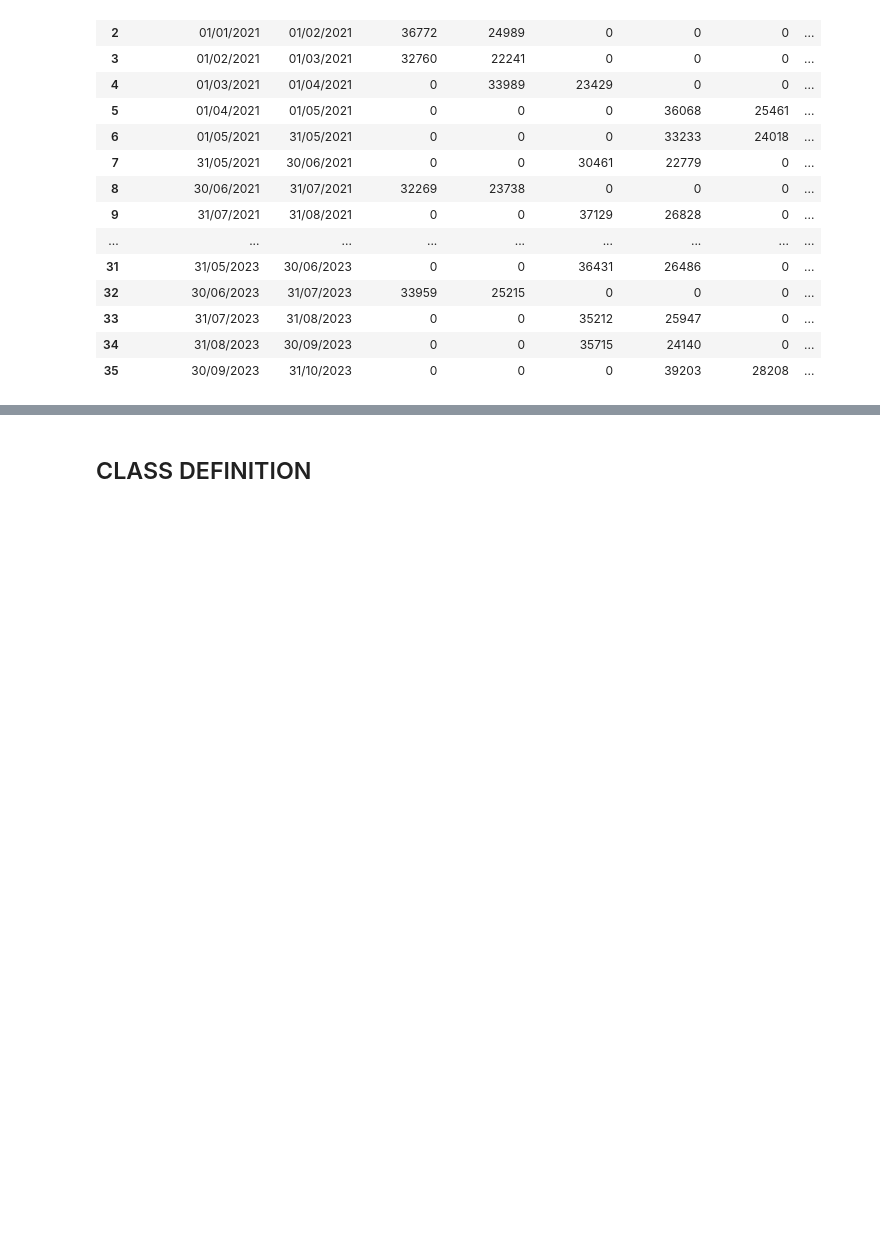
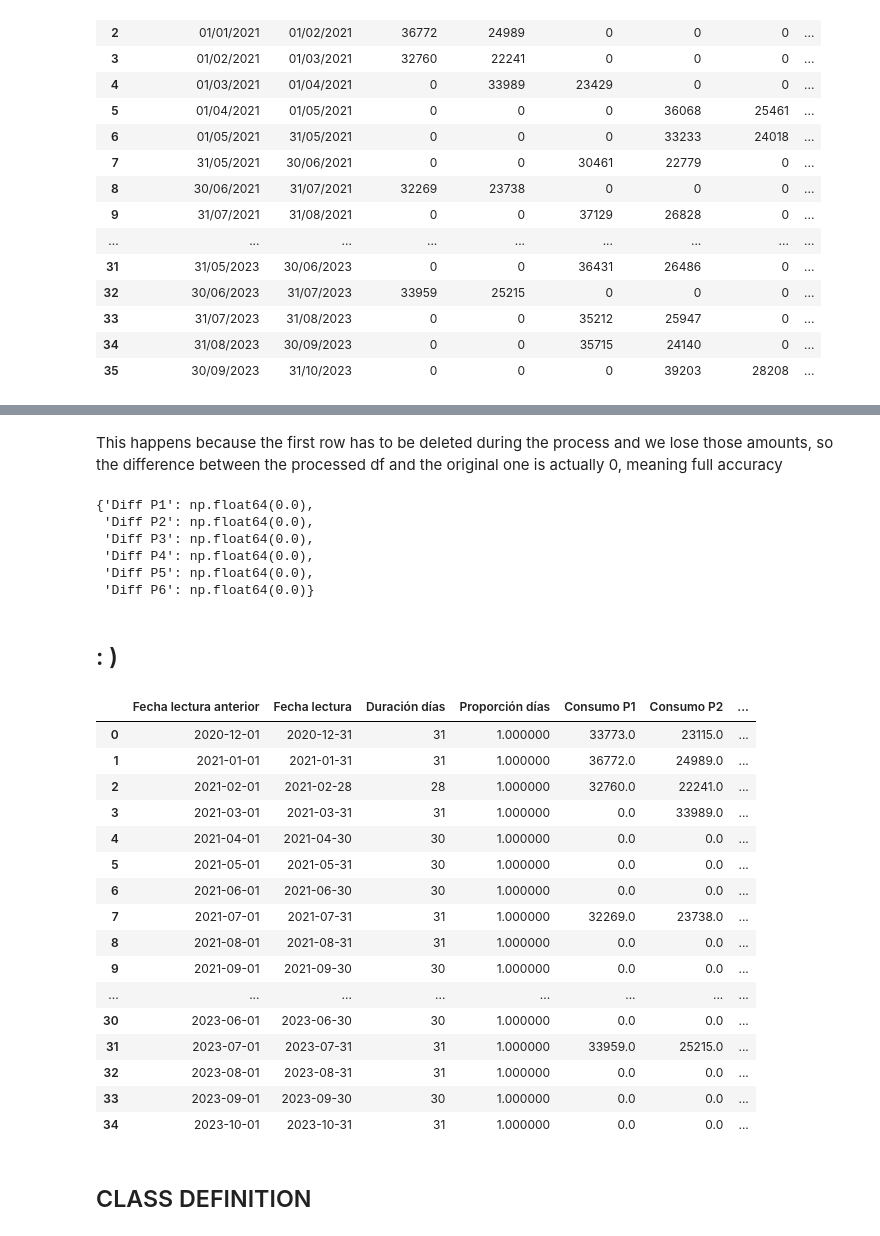
Before and after one commit to raserr11/CUPX, a Jupyter notebook: functions_dev/CRAF.ipynb, the cells around one changed output, grey strips where cells are left out. Cells and saved outputs as stored; diff of their text form; code cells hidden in the pictures; blank space fills up the shorter version.

Commit message:
Updating div_rows() function, distributing consumptions per period, adding new function: join_per_month(), to join adjacent rows with the same month. Creation of processing.py

```diff
--- a/functions_dev/CRAF.ipynb
+++ b/functions_dev/CRAF.ipynb
@@ -5,7 +5,7 @@ import pandas as pd
 import numpy as np
 from datetime import timedelta
 # %%
-df = pd.read_excel('/home/raulserrano/DATA_SCIENCE/proyectos/CUPX/cups-examples/InformeCUPS_AMOROS.xlsx', sheet_name=1)
+df = pd.read_excel('/home/raul/CAREER/DATA_SCIENCE/proyectos/CUPX/cups-examples/InformeCUPS_AMOROS.xlsx', sheet_name=1)
 df.drop('Tipo lectura', axis=1, inplace=True)
 df.head(40)
 # %% [output]
@@ -396,0 +94,13 @@ Diff = 1455.0
+# %%
+periodict = {1: ['P1', 'P2', 'P6'],
+ 2: ['P1', 'P2', 'P6'],
+ 3: ['P2', 'P3', 'P6'],
+ 4: ['P4', 'P5', 'P6'],
+ 5: ['P4', 'P5', 'P6'],
+ 6: ['P3', 'P4', 'P6'],
+ 7: ['P1', 'P2', 'P6'],
+ 8: ['P3', 'P4', 'P6'],
+ 9: ['P3', 'P4', 'P6'],
+ 10: ['P4', 'P5', 'P6'],
+ 11: ['P2', 'P3', 'P6'],
+ 12: ['P1', 'P2', 'P6']}
@@ -397,3 +258,65 @@ Diff = 1455.0
+# %% [markdown]
+This happens because the first row has to be deleted during the process and we lose those amounts, so the difference between the processed df and the original one is actually 0, meaning full accuracy
+# %%
+totals_og_wo_1row = {columns_names[i]:df.drop(0).loc[:,p].sum() for i, p in enumerate(columns_names)}
+diff_dict_wo_1row = {f'Diff P{i}':(totals_og_wo_1row[f'Consumo P{i}'] - totals_mod[f'Consumo P{i}']) for i in range(1,7)}
+diff_dict_wo_1row
+# %% [output]
+{'Diff P1': np.float64(0.0),
+ 'Diff P2': np.float64(0.0),
+ 'Diff P3': np.float64(0.0),
+ 'Diff P4': np.float64(0.0),
+ 'Diff P5': np.float64(0.0),
+ 'Diff P6': np.float64(0.0)}
+# %% [markdown]
+## : )
+# %%
+def join_per_month(df):
+    work_df = div_rows(df.copy())  # Make a copy of the DataFrame to avoid modifying the original
+    i = 0  # Initialize index to loop through the DataFrame
+
+    while i < len(work_df) - 1:  # Loop through until the second-to-last row
+        # Get the current month and the next row's month
+        actual_month = work_df.loc[i, 'Mes']
+        next_row_month = work_df.loc[i + 1, 'Mes']
+
+        # If the current row's month matches the next row's month
+        if actual_month == next_row_month:
+            # Update the end date to match the next row's end date
+            work_df.loc[i, 'Fecha lectura'] = work_df.loc[i + 1, 'Fecha lectura']
+
+            # Add up the consumption values for P1 to P6
+            for p in range(1, 7):
+                if f'Consumo P{p}' in work_df.columns:
+                    work_df.loc[i, f'Consumo P{p}'] += work_df.loc[i + 1, f'Consumo P{p}']
+
+            # Drop the next row since we've merged it
+            work_df = work_df.drop(i + 1).reset_index(drop=True)
+        else:
+            i += 1  # If they're different months, just move to the next row
+
+    return work_df
+# %%
+df_unido = join_per_month(df)
+df_unido.head(40)
+# %% [output]
+|  | Fecha lectura anterior | Fecha lectura | Duración días | Proporción días | Consumo P1 | Consumo P2 | ... |
+| 0 | 2020-12-01 | 2020-12-31 | 31 | 1.000000 | 33773.0 | 23115.0 | ... |
+| 1 | 2021-01-01 | 2021-01-31 | 31 | 1.000000 | 36772.0 | 24989.0 | ... |
+| 2 | 2021-02-01 | 2021-02-28 | 28 | 1.000000 | 32760.0 | 22241.0 | ... |
+| 3 | 2021-03-01 | 2021-03-31 | 31 | 1.000000 | 0.0 | 33989.0 | ... |
+| 4 | 2021-04-01 | 2021-04-30 | 30 | 1.000000 | 0.0 | 0.0 | ... |
+| 5 | 2021-05-01 | 2021-05-31 | 30 | 1.000000 | 0.0 | 0.0 | ... |
+| 6 | 2021-06-01 | 2021-06-30 | 30 | 1.000000 | 0.0 | 0.0 | ... |
+| 7 | 2021-07-01 | 2021-07-31 | 31 | 1.000000 | 32269.0 | 23738.0 | ... |
+| 8 | 2021-08-01 | 2021-08-31 | 31 | 1.000000 | 0.0 | 0.0 | ... |
+| 9 | 2021-09-01 | 2021-09-30 | 30 | 1.000000 | 0.0 | 0.0 | ... |
+| ... | ... | ... | ... | ... | ... | ... | ... |
+| 30 | 2023-06-01 | 2023-06-30 | 30 | 1.000000 | 0.0 | 0.0 | ... |
+| 31 | 2023-07-01 | 2023-07-31 | 31 | 1.000000 | 33959.0 | 25215.0 | ... |
+| 32 | 2023-08-01 | 2023-08-31 | 31 | 1.000000 | 0.0 | 0.0 | ... |
+| 33 | 2023-09-01 | 2023-09-30 | 30 | 1.000000 | 0.0 | 0.0 | ... |
+| 34 | 2023-10-01 | 2023-10-31 | 31 | 1.000000 | 0.0 | 0.0 | ... |
 # %% [markdown]
 ## CLASS DEFINITION
 # %% [markdown]
```
Also changed, not shown: parts of 22 cells of this notebook, 1 other file.
